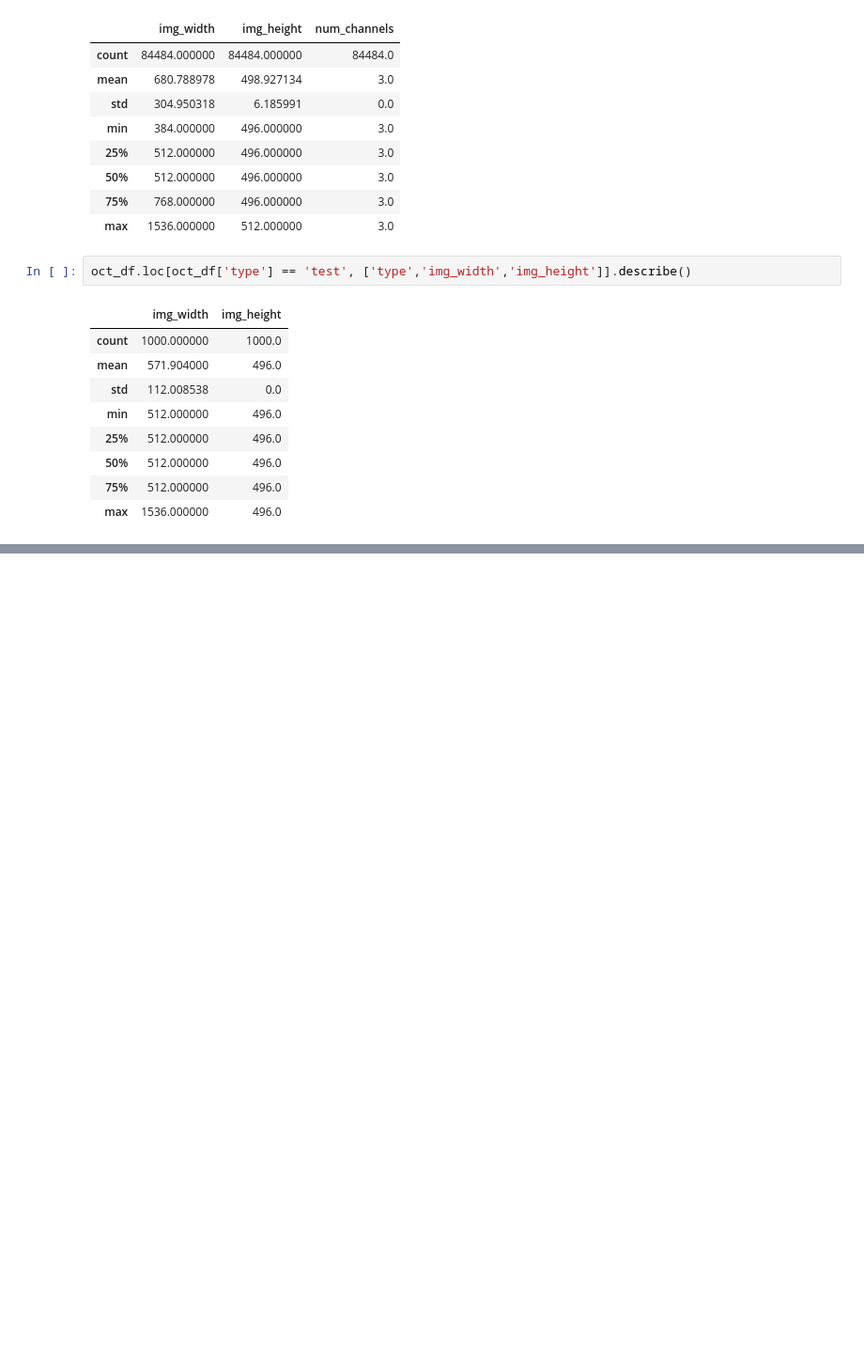
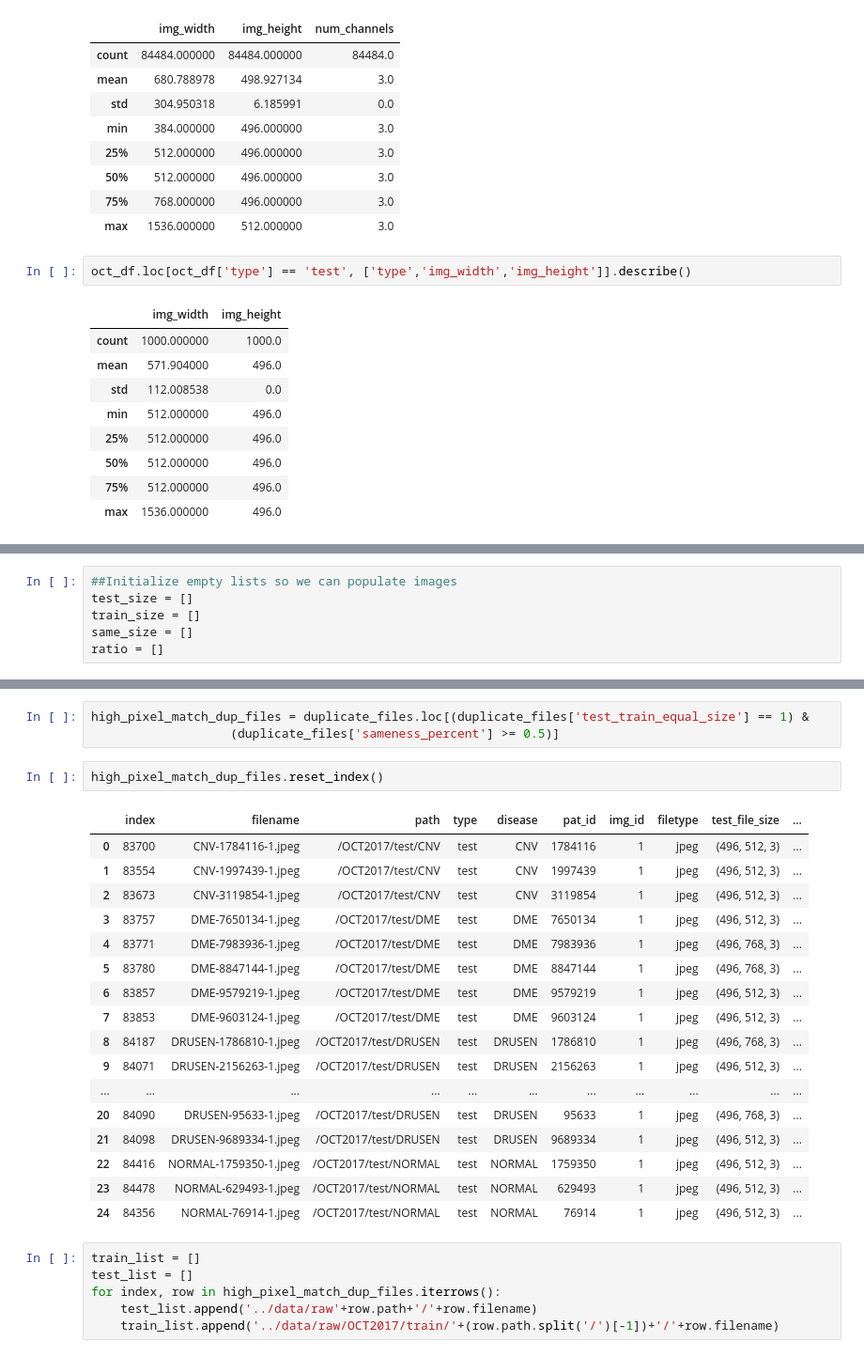
Before and after one commit to jenningst/oct-contrastive-loss-vs-transfer-learning, a Jupyter notebook: notebooks/data-ingestion.ipynb, the cells around one changed output, grey strips where cells are left out. Shown: that part at 94% size. Cells and saved outputs as stored; diff of their text form; blank space fills up the shorter version.

```diff
--- a/notebooks/data-ingestion.ipynb
+++ b/notebooks/data-ingestion.ipynb
@@ -267,0 +292,6 @@ oct_df.loc[oct_df['type'] == 'test', ['type','img_width','img_height']].describe
+# %%
+##Initialize empty lists so we can populate images
+test_size = []
+train_size = []
+same_size = []
+ratio = []
@@ -267,0 +342,29 @@ oct_df.loc[oct_df['type'] == 'test', ['type','img_width','img_height']].describe
+# %%
+high_pixel_match_dup_files = duplicate_files.loc[(duplicate_files['test_train_equal_size'] == 1) &
+                   (duplicate_files['sameness_percent'] >= 0.5)]
+# %%
+high_pixel_match_dup_files.reset_index()
+# %% [output]
+|  | index | filename | path | type | disease | pat_id | img_id | filetype | test_file_size | ... |
+| 0 | 83700 | CNV-1784116-1.jpeg | /OCT2017/test/CNV | test | CNV | 1784116 | 1 | jpeg | (496, 512, 3) | ... |
+| 1 | 83554 | CNV-1997439-1.jpeg | /OCT2017/test/CNV | test | CNV | 1997439 | 1 | jpeg | (496, 512, 3) | ... |
+| 2 | 83673 | CNV-3119854-1.jpeg | /OCT2017/test/CNV | test | CNV | 3119854 | 1 | jpeg | (496, 512, 3) | ... |
+| 3 | 83757 | DME-7650134-1.jpeg | /OCT2017/test/DME | test | DME | 7650134 | 1 | jpeg | (496, 512, 3) | ... |
+| 4 | 83771 | DME-7983936-1.jpeg | /OCT2017/test/DME | test | DME | 7983936 | 1 | jpeg | (496, 768, 3) | ... |
+| 5 | 83780 | DME-8847144-1.jpeg | /OCT2017/test/DME | test | DME | 8847144 | 1 | jpeg | (496, 768, 3) | ... |
+| 6 | 83857 | DME-9579219-1.jpeg | /OCT2017/test/DME | test | DME | 9579219 | 1 | jpeg | (496, 512, 3) | ... |
+| 7 | 83853 | DME-9603124-1.jpeg | /OCT2017/test/DME | test | DME | 9603124 | 1 | jpeg | (496, 512, 3) | ... |
+| 8 | 84187 | DRUSEN-1786810-1.jpeg | /OCT2017/test/DRUSEN | test | DRUSEN | 1786810 | 1 | jpeg | (496, 768, 3) | ... |
+| 9 | 84071 | DRUSEN-2156263-1.jpeg | /OCT2017/test/DRUSEN | test | DRUSEN | 2156263 | 1 | jpeg | (496, 512, 3) | ... |
+| ... | ... | ... | ... | ... | ... | ... | ... | ... | ... | ... |
+| 20 | 84090 | DRUSEN-95633-1.jpeg | /OCT2017/test/DRUSEN | test | DRUSEN | 95633 | 1 | jpeg | (496, 768, 3) | ... |
+| 21 | 84098 | DRUSEN-9689334-1.jpeg | /OCT2017/test/DRUSEN | test | DRUSEN | 9689334 | 1 | jpeg | (496, 512, 3) | ... |
+| 22 | 84416 | NORMAL-1759350-1.jpeg | /OCT2017/test/NORMAL | test | NORMAL | 1759350 | 1 | jpeg | (496, 512, 3) | ... |
+| 23 | 84478 | NORMAL-629493-1.jpeg | /OCT2017/test/NORMAL | test | NORMAL | 629493 | 1 | jpeg | (496, 512, 3) | ... |
+| 24 | 84356 | NORMAL-76914-1.jpeg | /OCT2017/test/NORMAL | test | NORMAL | 76914 | 1 | jpeg | (496, 512, 3) | ... |
+# %%
+train_list = []
+test_list = []
+for index, row in high_pixel_match_dup_files.iterrows():
+    test_list.append('../data/raw'+row.path+'/'+row.filename)
+    train_list.append('../data/raw/OCT2017/train/'+(row.path.split('/')[-1])+'/'+row.filename)
```
Also changed, not shown: parts of 11 cells of this notebook.
